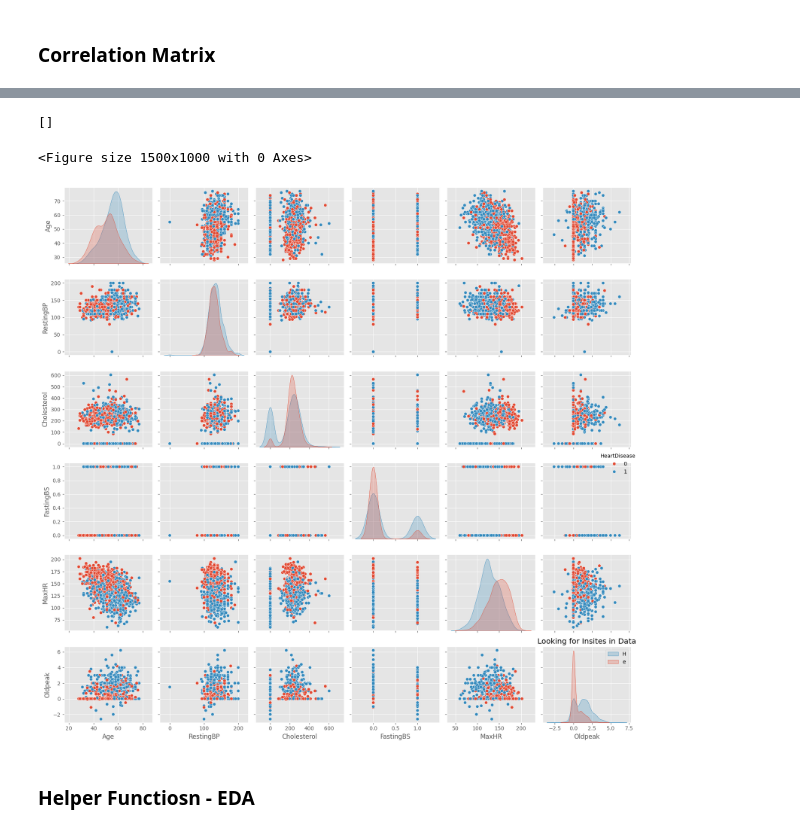
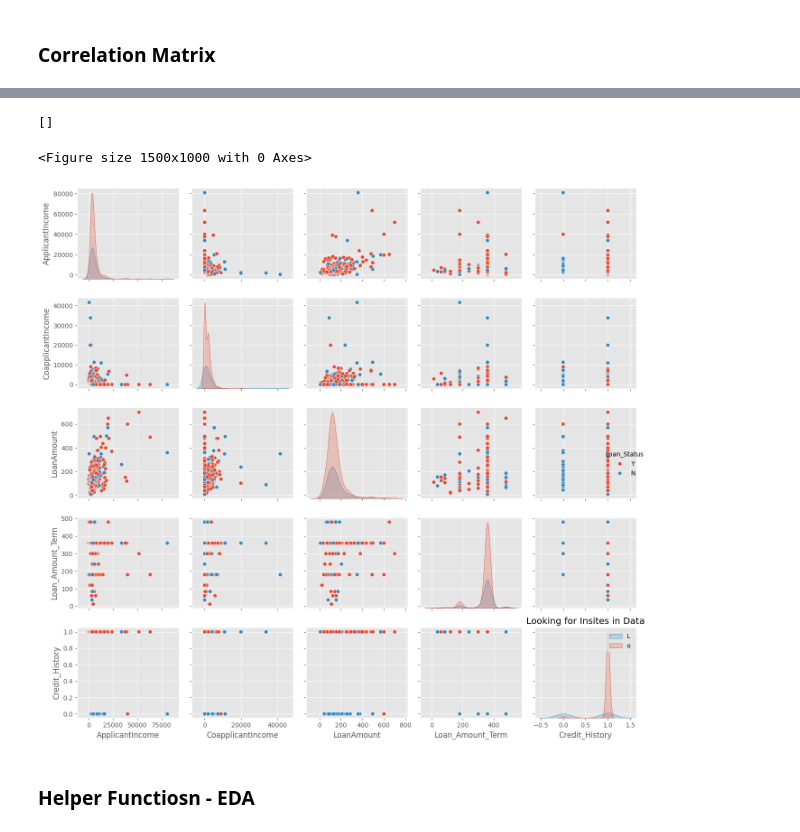
Before and after one commit to ShawnLiu119/Home_Loan_Approval_Classification, a Jupyter notebook: Home_loan_approval_classification.ipynb, the cells around one changed output, grey strips where cells are left out. Drawn from its saved outputs; the diff is of its cells as text; code cells hidden in the pictures.

```diff
--- a/Home_loan_approval_classification.ipynb
+++ b/Home_loan_approval_classification.ipynb
@@ -22,9 +26,10 @@ drive.mount('/content/drive')
 # %% [output]
 Mounted at /content/drive
 # %%
-path = "/content/drive/MyDrive/heart_data/"
-file = "heart_raw.csv"
+path = "/content/drive/MyDrive/kaggle_data/home_loan"
+file_train = "loan_sanction_train.csv"
+file_test = "loan_sanction_test.csv"
 
-df = pd.read_csv(os.path.join(path, file))
+df = pd.read_csv(os.path.join(path, file_train))
 # %% [markdown]
 ### data wrangling & EDA
@@ -110,14 +124,14 @@ plt.show()
 # %%
 plt.figure(figsize=(15,10))
-sns.pairplot(df,hue="HeartDisease")
+sns.pairplot(df,hue="Loan_Status")
 plt.title("Looking for Insites in Data")
-plt.legend("HeartDisease")
+plt.legend("Loan_Status")
 plt.tight_layout()
 plt.plot()
 # %% [output]
 []
 <Figure size 1500x1000 with 0 Axes>
-[figure, old version]
+[figure, new version]
 # %% [markdown]
 ### Helper Functiosn - EDA
 # %%
```
Also changed, not shown: parts of 41 cells of this notebook.
